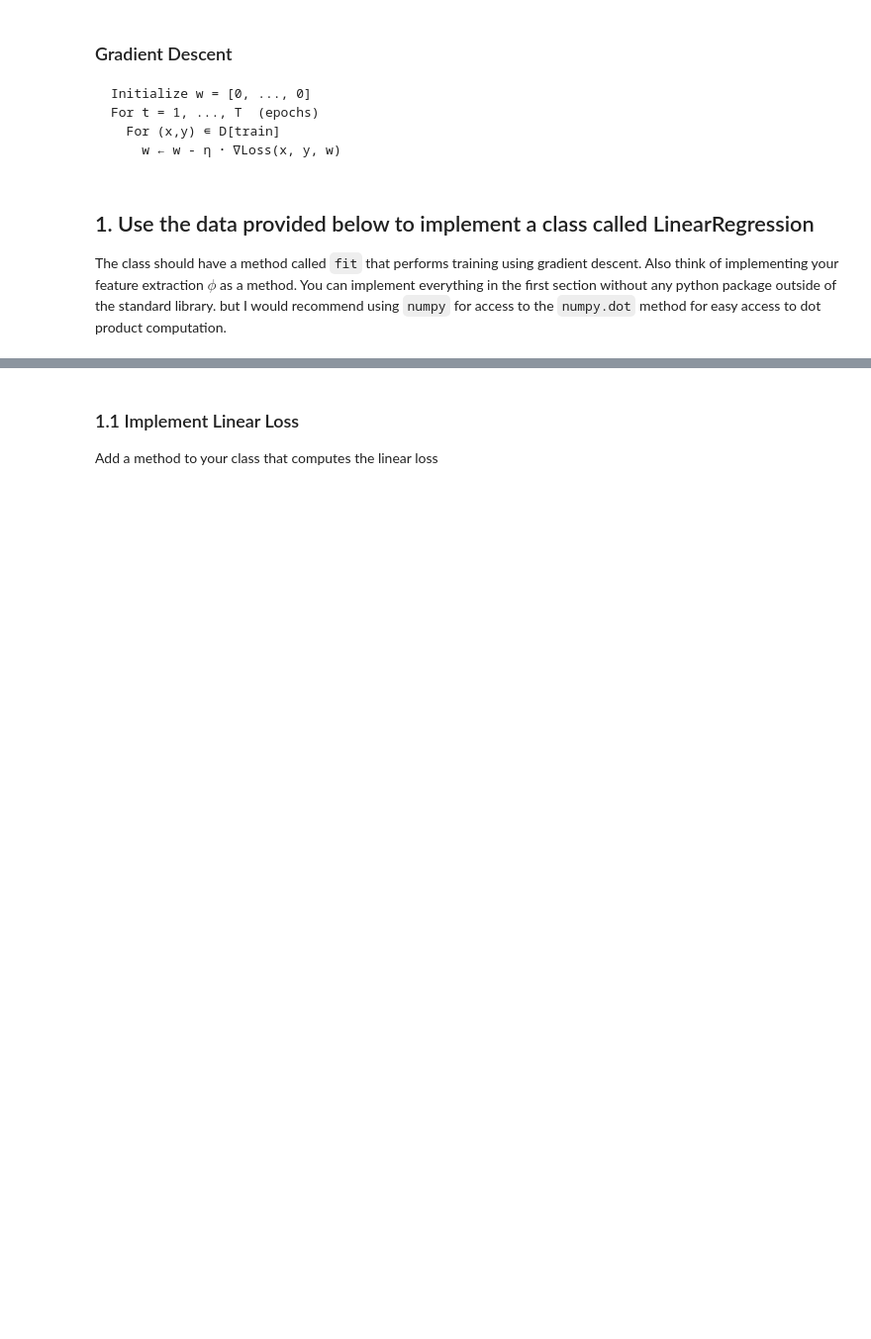
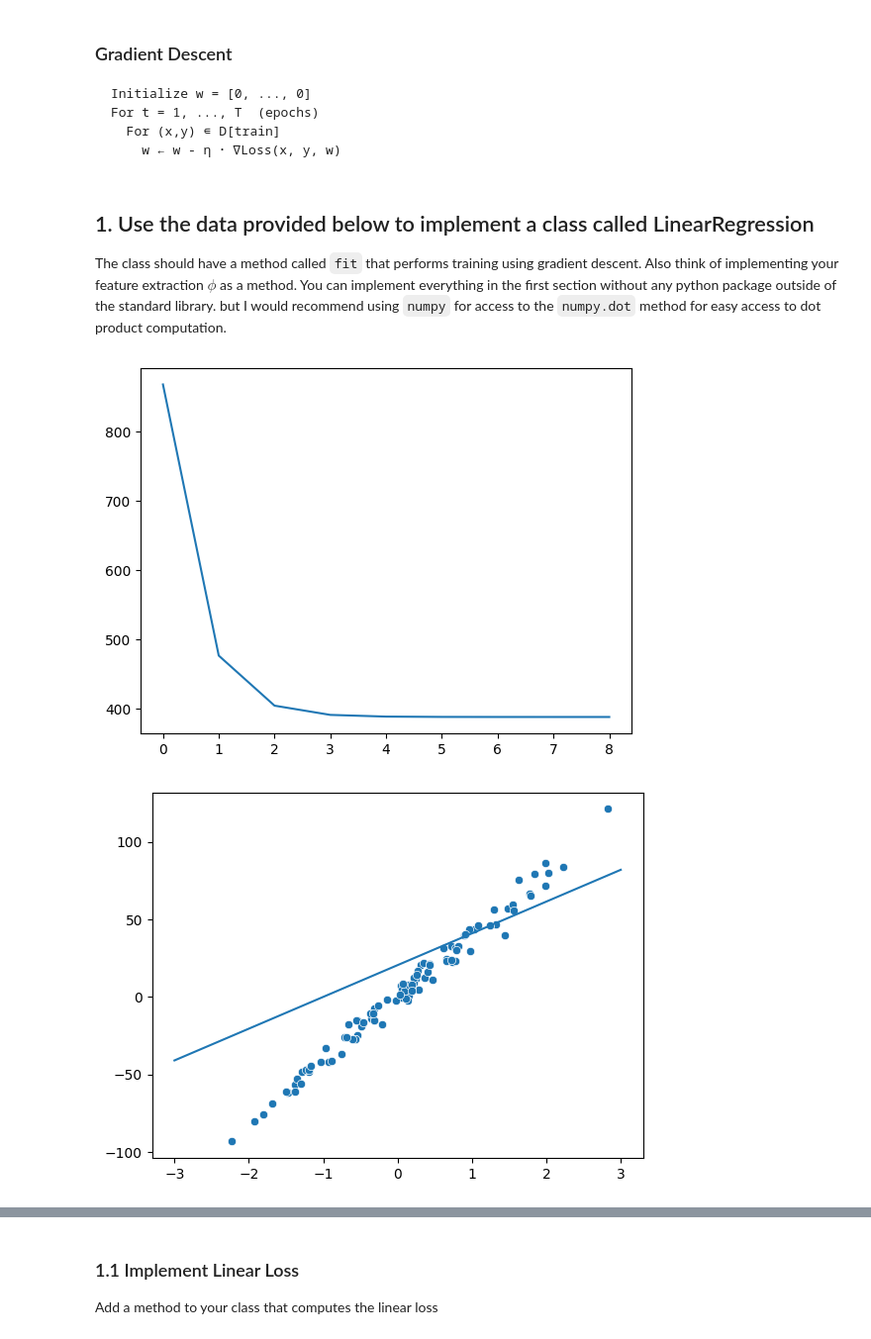
Before and after one commit to IchChefDuNixx/2025SS, a Jupyter notebook: IAI2/Exercises/ex04/lab_02_01_Linear_Regression_task.ipynb, the cells around one changed output, grey strips where cells are left out. Shown at 99% size. Saved outputs shown, nothing was run; the diff lists cells and outputs as text; code cells hidden in the pictures; blank space fills up the shorter version.

```diff
--- a/IAI2/Exercises/ex04/lab_02_01_Linear_Regression_task.ipynb
+++ b/IAI2/Exercises/ex04/lab_02_01_Linear_Regression_task.ipynb
@@ -71,3 +43,61 @@ class LinearRegression:
+# %%
+import matplotlib.pyplot as plt
+import numpy as np
+import seaborn as sb
+from sklearn import datasets
+
+class LinearRegression:
+    def __init__(self) -> None:
+        self.w = np.zeros((2,))
+        self.loss_collector = {}
+
+    def phi(self, x):
+        return np.array([1, x])
+
+    def score(self, x):
+        return np.dot(self.w, self.phi(x))
+
+    def linear_loss(self, y, y_hat):
+        return y_hat - y
+
+    def squared_loss(self, y, y_hat):
+        return 0.5 * (y - y_hat)**2
+
+    def grad_linear_loss(self, y, y_hat):
+        return
+
+    def grad_squared_loss(self, x, y, y_hat):
+        return (np.dot(self.w, self.phi(x)) - y) * self.phi(x)
+
+    def fit(self, data, epochs, lr=0.1):
+        for epoch in range(epochs):
+            grad_collector = []
+            loss_collector = []
+            for x, y in data:
+                y_hat = self.score(x)
+                loss = self.squared_loss(y, y_hat)
+                loss_collector.append(loss)
+                grad = self.grad_squared_loss(x, y, y_hat)
+                grad_collector.append(grad)
+            self.w -= lr * np.mean(grad_collector)
+            self.loss_collector[epoch] = np.mean(loss_collector)
+
+
+
+X, y = datasets.make_regression(100, 1, noise=5)
+
+reg2 = LinearRegression()
+reg2.fit(list(zip(X[:,0],y)), 9, lr=0.5)
+sb.lineplot(reg2.loss_collector)
+plt.show()
+
+sb.scatterplot(x=X[:,0], y=y)
+aaa = np.linspace(-3, 3, 100)
+sb.lineplot(x=aaa, y=reg2.w[0]*aaa+reg2.w[1])
+plt.show()
+# %% [output]
+[figure, added]
+[figure, added]
 # %%
 # TODO this should be working in the end
 reg = LinearRegression()
```
Also changed, not shown: parts of 2 cells of this notebook.
